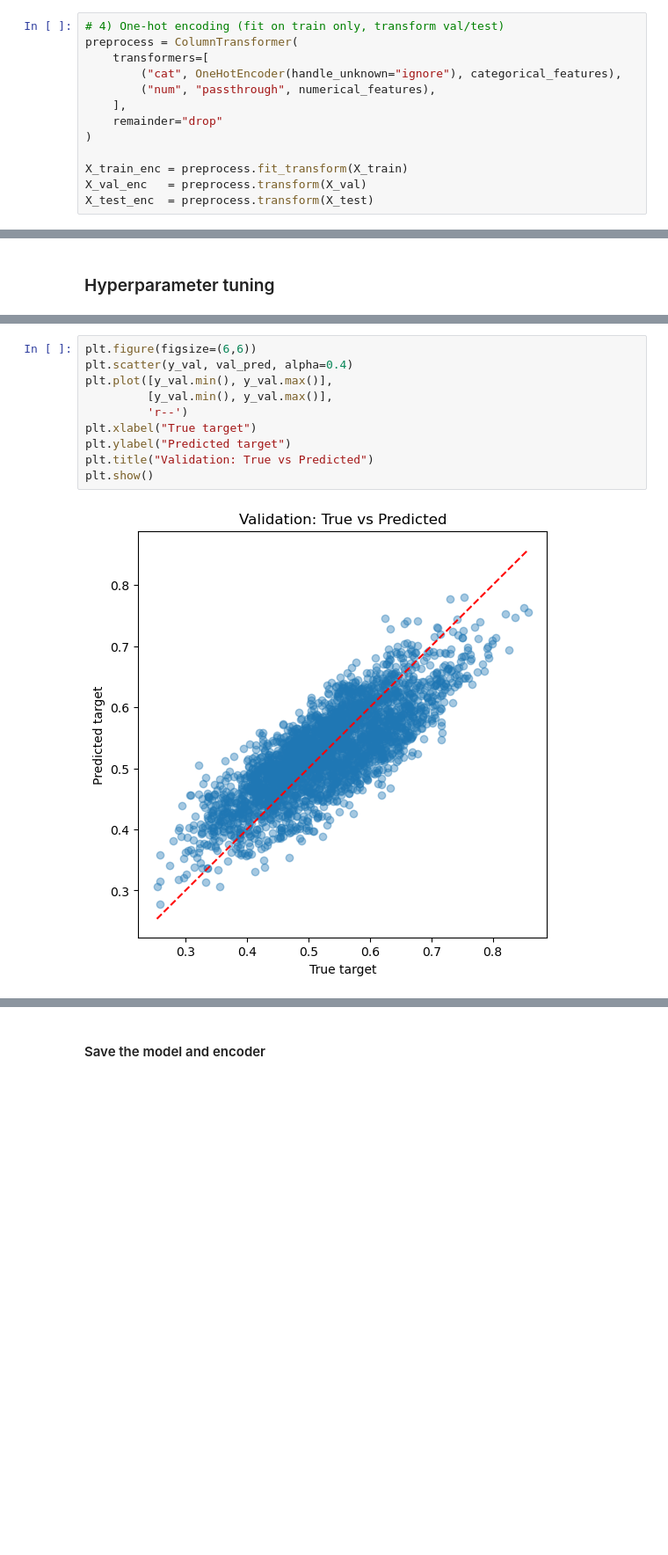
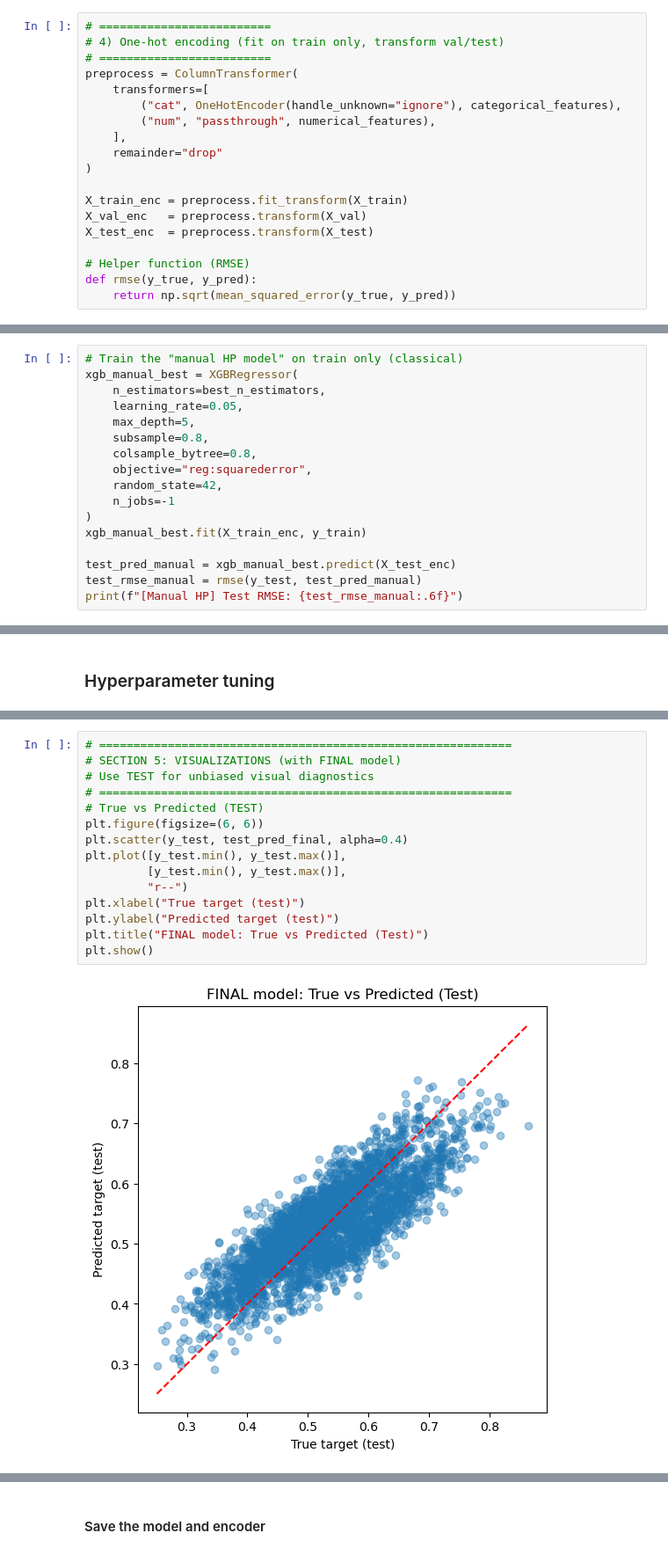
Before and after one commit to Aigerim05/Personalized-Workout-Nutrition-plans-generation-, a Jupyter notebook: 4_Workout_model.ipynb, the cells around one changed output, grey strips where cells are left out. Shown at 88% size. Cells and saved outputs as stored; diff of their text form; blank space fills up the shorter version.

```diff
--- a/4_Workout_model.ipynb
+++ b/4_Workout_model.ipynb
@@ -83,5 +90,7 @@ categorical_features = ['Gender', 'Workout_Type', 'diet_type', 'Name of Exercise
 # %%
+# =========================
 # 4) One-hot encoding (fit on train only, transform val/test)
+# =========================
 preprocess = ColumnTransformer(
     transformers=[
         ("cat", OneHotEncoder(handle_unknown="ignore"), categorical_features),
@@ -93,6 +102,10 @@ preprocess = ColumnTransformer(
 X_train_enc = preprocess.fit_transform(X_train)
 X_val_enc   = preprocess.transform(X_val)
 X_test_enc  = preprocess.transform(X_test)
+
+# Helper function (RMSE)
+def rmse(y_true, y_pred):
+    return np.sqrt(mean_squared_error(y_true, y_pred))
 # %% [markdown]
 ### Baseline model: Linear Regression
 # %%
@@ -166,0 +155,17 @@ Test RMSE: 0.0635
+# %%
+# Train the "manual HP model" on train only (classical)
+xgb_manual_best = XGBRegressor(
+    n_estimators=best_n_estimators,
+    learning_rate=0.05,
+    max_depth=5,
+    subsample=0.8,
+    colsample_bytree=0.8,
+    objective="reg:squarederror",
+    random_state=42,
+    n_jobs=-1
+)
+xgb_manual_best.fit(X_train_enc, y_train)
+
+test_pred_manual = xgb_manual_best.predict(X_test_enc)
+test_rmse_manual = rmse(y_test, test_pred_manual)
+print(f"[Manual HP] Test RMSE: {test_rmse_manual:.6f}")
@@ -226,13 +261,18 @@ Test RMSE: 0.058928
 # %%
-plt.figure(figsize=(6,6))
-plt.scatter(y_val, val_pred, alpha=0.4)
-plt.plot([y_val.min(), y_val.max()],
-         [y_val.min(), y_val.max()],
-         'r--')
-plt.xlabel("True target")
-plt.ylabel("Predicted target")
-plt.title("Validation: True vs Predicted")
+# ============================================================
+# SECTION 5: VISUALIZATIONS (with FINAL model)
+# Use TEST for unbiased visual diagnostics
+# ============================================================
+# True vs Predicted (TEST)
+plt.figure(figsize=(6, 6))
+plt.scatter(y_test, test_pred_final, alpha=0.4)
+plt.plot([y_test.min(), y_test.max()],
+         [y_test.min(), y_test.max()],
+         "r--")
+plt.xlabel("True target (test)")
+plt.ylabel("Predicted target (test)")
+plt.title("FINAL model: True vs Predicted (Test)")
 plt.show()
 # %% [output]
-[figure, old version]
+[figure, new version]
 # %%
```
Also changed, not shown: parts of 16 cells of this notebook, 3 other files.
